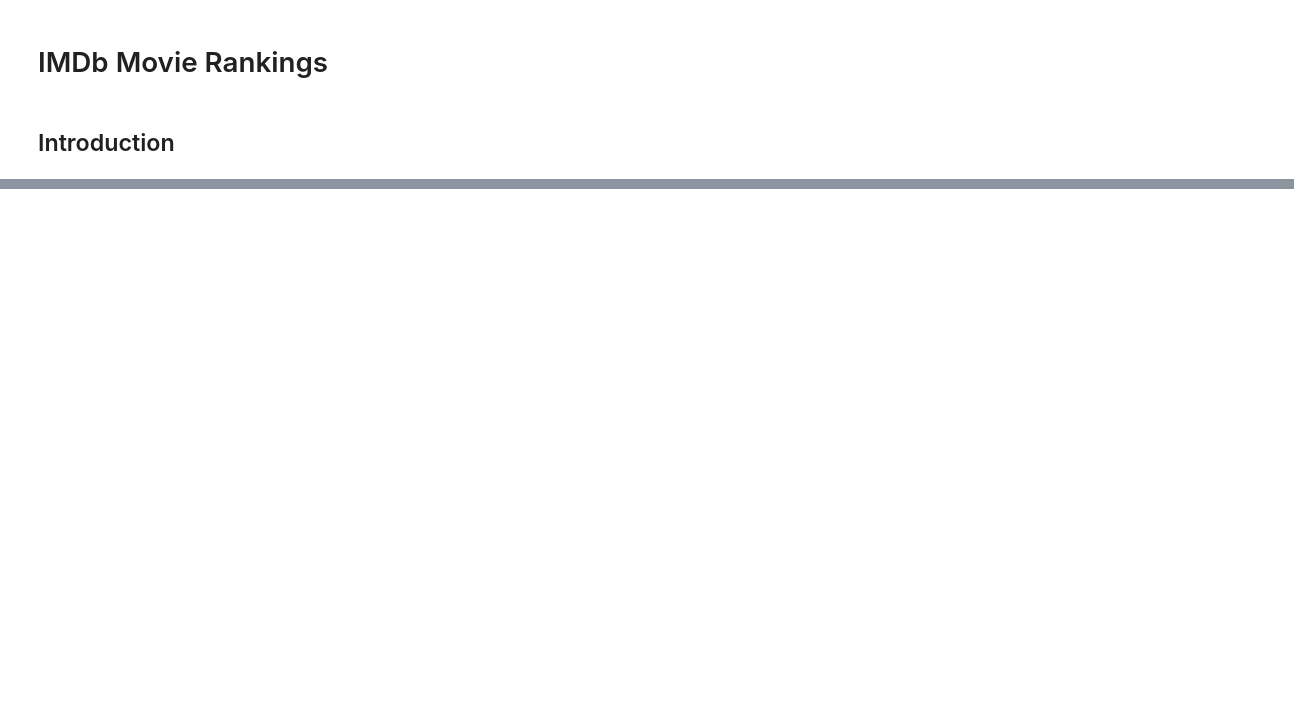
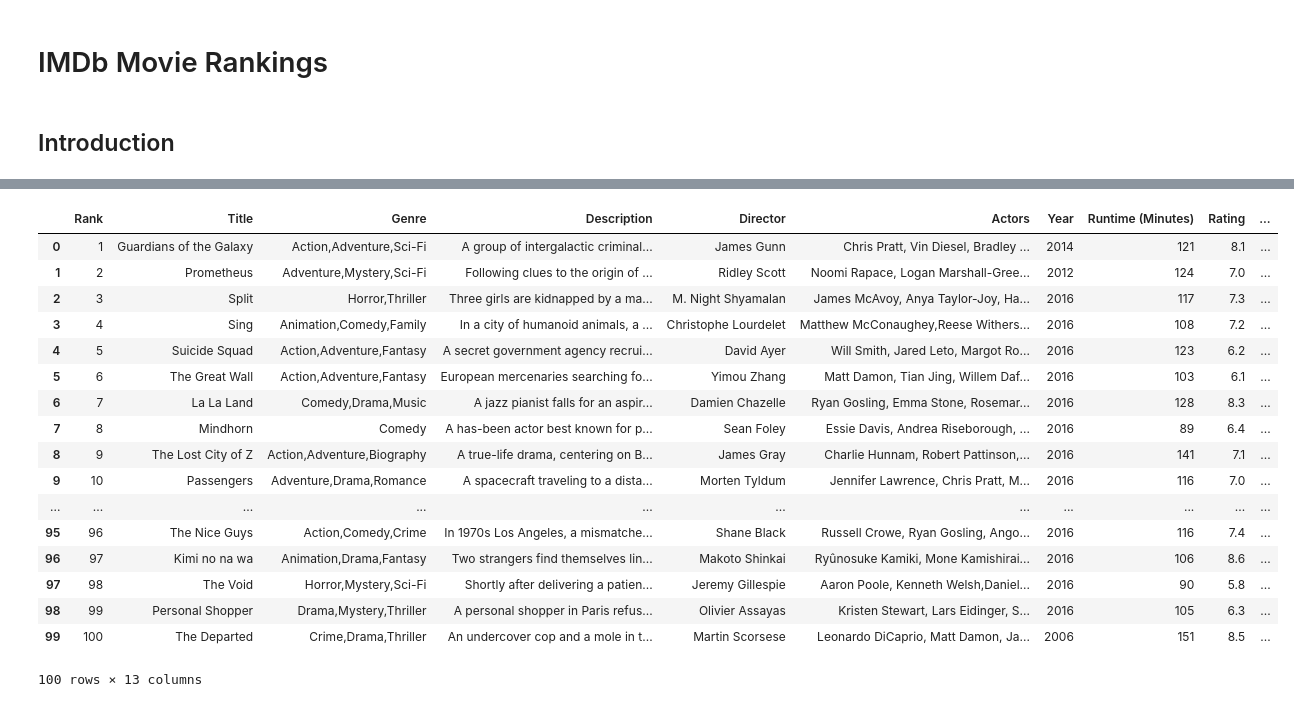
Before and after one commit to donalcarr/DC_Real-World-Simulation, a Jupyter notebook: Project 2018 - Simulation Movies.ipynb, the cells around one changed output, grey strips where cells are left out. Drawn from its saved outputs; the diff is of its cells as text; code cells hidden in the pictures; blank space fills up the shorter version.

```diff
--- a/Project 2018 - Simulation Movies.ipynb
+++ b/Project 2018 - Simulation Movies.ipynb
@@ -34,0 +36,22 @@ SyntaxError: invalid syntax (<ipython-input-3-0c815b233df4>, line 1)
+# %%
+Movie['New Genre'] = Movie['Genre'].str.split(",").str[0].str.strip()
+Movie
+# %% [output]
+|  | Rank | Title | Genre | Description | Director | Actors | Year | Runtime (Minutes) | Rating | ... |
+| 0 | 1 | Guardians of the Galaxy | Action,Adventure,Sci-Fi | A group of intergalactic criminal... | James Gunn | Chris Pratt, Vin Diesel, Bradley ... | 2014 | 121 | 8.1 | ... |
+| 1 | 2 | Prometheus | Adventure,Mystery,Sci-Fi | Following clues to the origin of ... | Ridley Scott | Noomi Rapace, Logan Marshall-Gree... | 2012 | 124 | 7.0 | ... |
+| 2 | 3 | Split | Horror,Thriller | Three girls are kidnapped by a ma... | M. Night Shyamalan | James McAvoy, Anya Taylor-Joy, Ha... | 2016 | 117 | 7.3 | ... |
+| 3 | 4 | Sing | Animation,Comedy,Family | In a city of humanoid animals, a ... | Christophe Lourdelet | Matthew McConaughey,Reese Withers... | 2016 | 108 | 7.2 | ... |
+| 4 | 5 | Suicide Squad | Action,Adventure,Fantasy | A secret government agency recrui... | David Ayer | Will Smith, Jared Leto, Margot Ro... | 2016 | 123 | 6.2 | ... |
+| 5 | 6 | The Great Wall | Action,Adventure,Fantasy | European mercenaries searching fo... | Yimou Zhang | Matt Damon, Tian Jing, Willem Daf... | 2016 | 103 | 6.1 | ... |
+| 6 | 7 | La La Land | Comedy,Drama,Music | A jazz pianist falls for an aspir... | Damien Chazelle | Ryan Gosling, Emma Stone, Rosemar... | 2016 | 128 | 8.3 | ... |
+| 7 | 8 | Mindhorn | Comedy | A has-been actor best known for p... | Sean Foley | Essie Davis, Andrea Riseborough, ... | 2016 | 89 | 6.4 | ... |
+| 8 | 9 | The Lost City of Z | Action,Adventure,Biography | A true-life drama, centering on B... | James Gray | Charlie Hunnam, Robert Pattinson,... | 2016 | 141 | 7.1 | ... |
+| 9 | 10 | Passengers | Adventure,Drama,Romance | A spacecraft traveling to a dista... | Morten Tyldum | Jennifer Lawrence, Chris Pratt, M... | 2016 | 116 | 7.0 | ... |
+| ... | ... | ... | ... | ... | ... | ... | ... | ... | ... | ... |
+| 95 | 96 | The Nice Guys | Action,Comedy,Crime | In 1970s Los Angeles, a mismatche... | Shane Black | Russell Crowe, Ryan Gosling, Ango... | 2016 | 116 | 7.4 | ... |
+| 96 | 97 | Kimi no na wa | Animation,Drama,Fantasy | Two strangers find themselves lin... | Makoto Shinkai | Ryûnosuke Kamiki, Mone Kamishirai... | 2016 | 106 | 8.6 | ... |
+| 97 | 98 | The Void | Horror,Mystery,Sci-Fi | Shortly after delivering a patien... | Jeremy Gillespie | Aaron Poole, Kenneth Welsh,Daniel... | 2016 | 90 | 5.8 | ... |
+| 98 | 99 | Personal Shopper | Drama,Mystery,Thriller | A personal shopper in Paris refus... | Olivier Assayas | Kristen Stewart, Lars Eidinger, S... | 2016 | 105 | 6.3 | ... |
+| 99 | 100 | The Departed | Crime,Drama,Thriller | An undercover cop and a mole in t... | Martin Scorsese | Leonardo DiCaprio, Matt Damon, Ja... | 2006 | 151 | 8.5 | ... |
+100 rows × 13 columns
```
Also changed, not shown: parts of 7 cells of this notebook.
